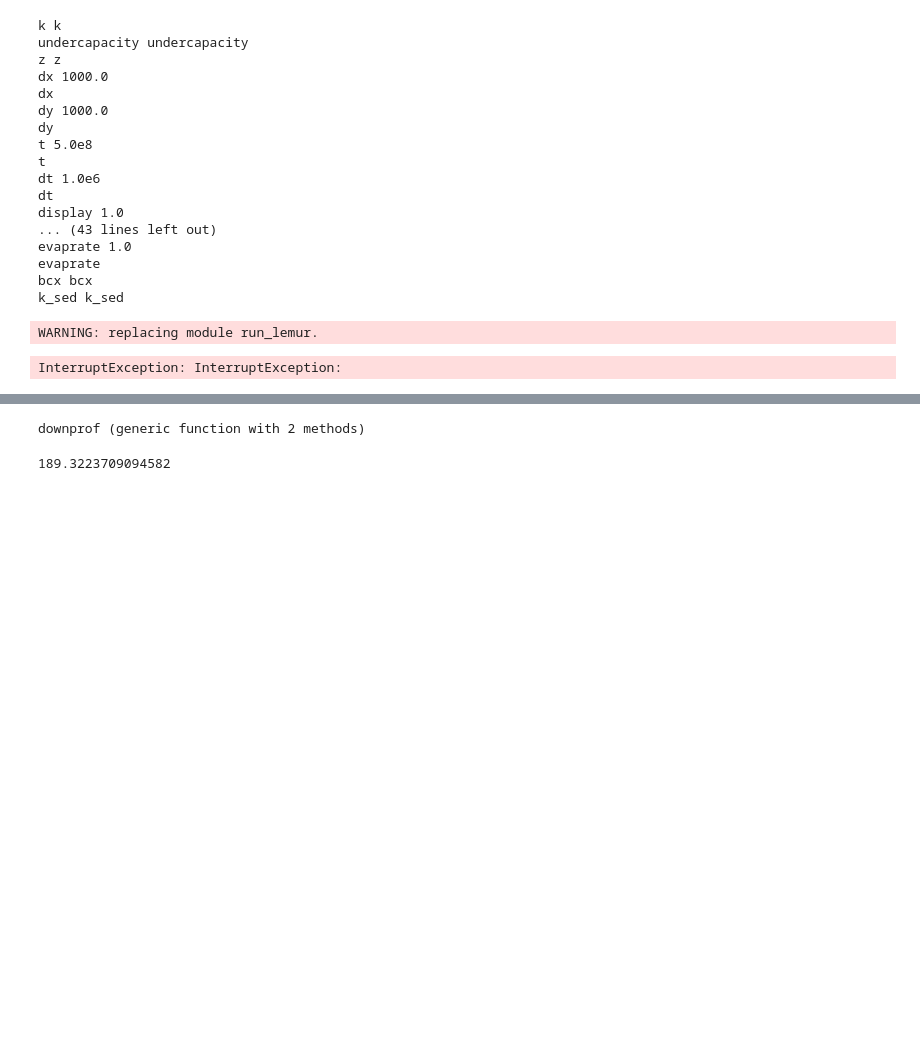
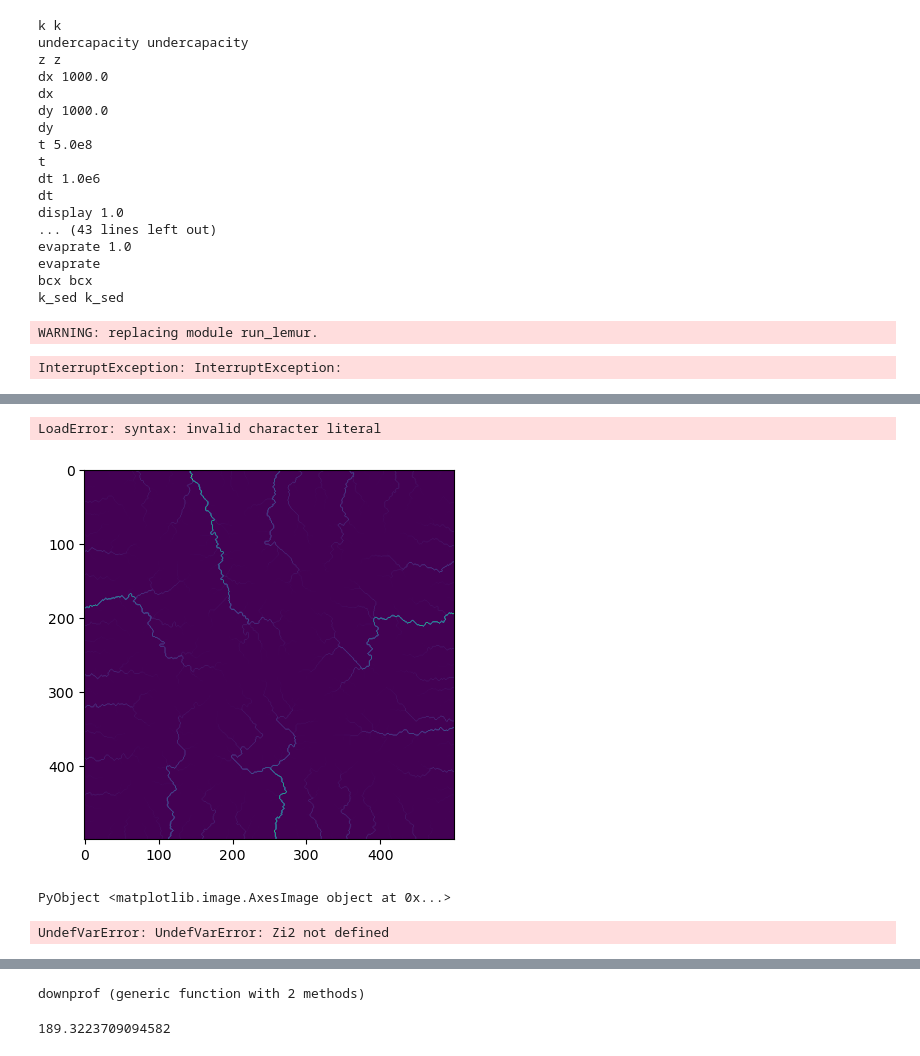
Before and after one commit to ruetg/LEMUR, a Jupyter notebook: julia/lemur.ipynb, the cells around one changed output, grey strips where cells are left out. Saved outputs shown, nothing was run; the diff lists cells and outputs as text; code cells hidden in the pictures; blank space fills up the shorter version.

```diff
--- a/julia/lemur.ipynb
+++ b/julia/lemur.ipynb
@@ -293,0 +411,13 @@ gif(anim, "./anim_fps15.gif", fps = 7)
+# %%
+cmd = cmd('magick convert /Users/gr_1/Documents/giftemp/*.png /Users/gr_1/Documents/giftemp/all.gif')
+# %% [output]
+LoadError: syntax: invalid character literal
+# %%
+imshow(reverse(a1,dims=1))
+# %% [output]
+[figure, added]
+PyObject <matplotlib.image.AxesImage object at 0x...>
+# %%
+imshow(Zi2)
+# %% [output]
+UndefVarError: UndefVarError: Zi2 not defined
```
Also changed, not shown: parts of 28 cells of this notebook, 1 other file.
